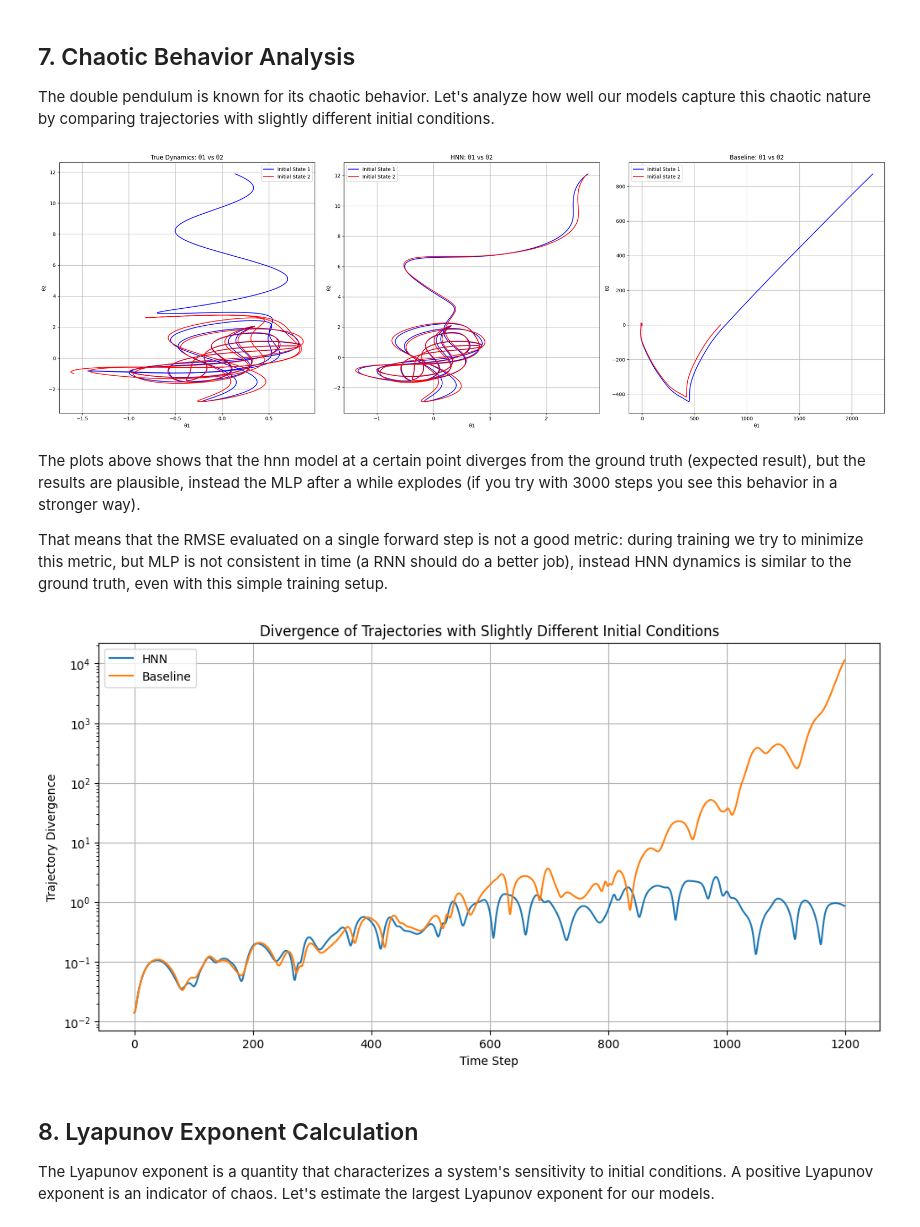
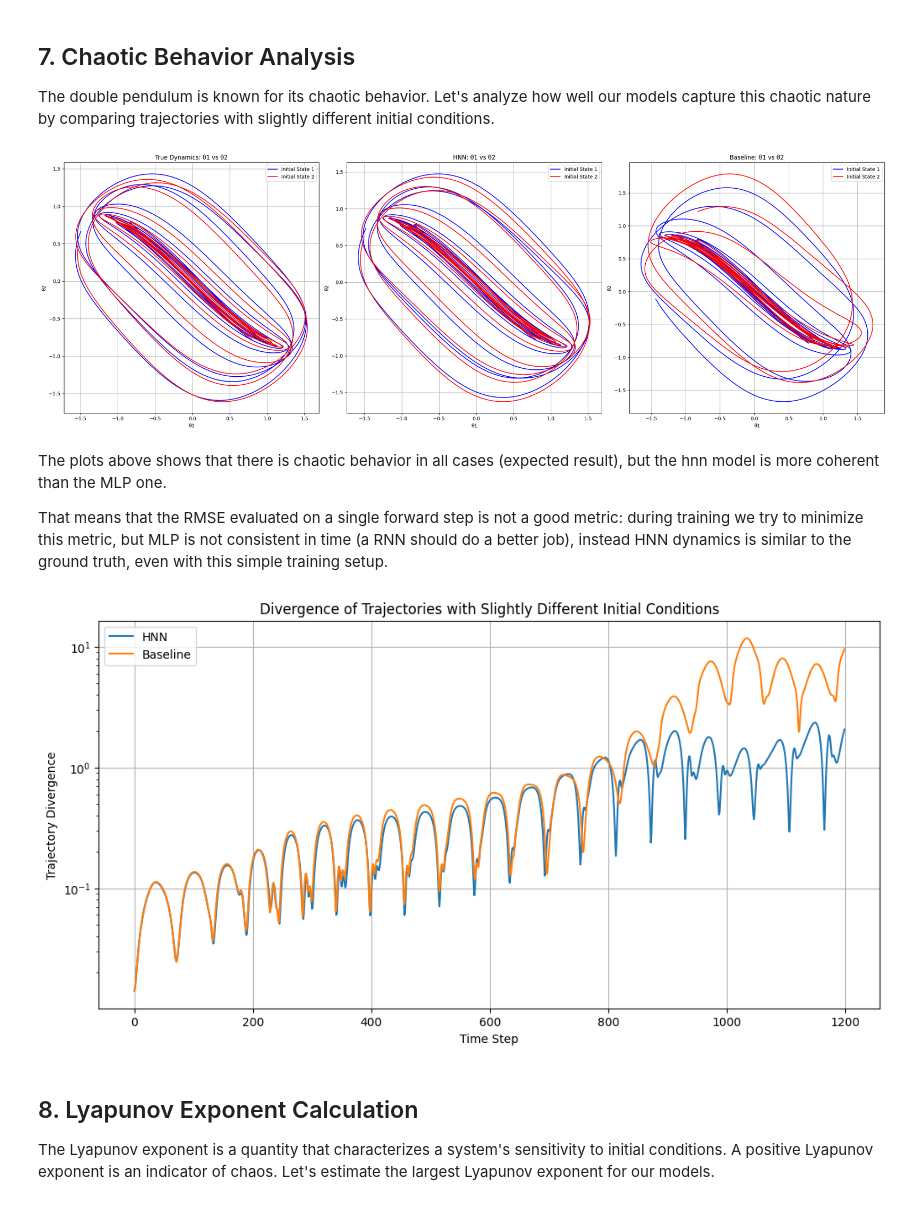
Before and after one commit to YuriPaglierani/Hamiltonian-Neural-Networks-Pendulums, a Jupyter notebook: notebooks/double_pendulum_nb.ipynb, the cells around one changed output. Drawn from its saved outputs; the diff is of its cells as text; code cells hidden in the pictures.

Commit message:
Working on double pendulum nb

```diff
--- a/notebooks/double_pendulum_nb.ipynb
+++ b/notebooks/double_pendulum_nb.ipynb
@@ -148,20 +145,11 @@ Average RMSE - HNN: 0.122498, Baseline: 0.122764
 Let's visualize the RMSE in different projections of the phase space for both models.
 # %%
 from scipy.interpolate import griddata
+from src.common.utils.integrators import double_pendulum_position_derivative, double_pendulum_momentum_derivative
 
 def true_dynamics_double_pendulum(state, m1, m2, l1, l2, g):
-    theta1, theta2, p1, p2 = state
-    cos_diff = np.cos(theta1 - theta2)
-    sin_diff = np.sin(theta1 - theta2)
-
-    dtheta1_dt = (l2 * p1 - l1 * p2 * cos_diff) / (l1**2 * l2 * (m1 + m2 * sin_diff**2))
-    dtheta2_dt = (-m2 * l2 * p1 * cos_diff + (m1 + m2) * l1 * p2) / (m2 * l1 * l2**2 * (m1 + m2 * sin_diff**2))
-
-    h1 = p1*p2*sin_diff / (l1*l2*(m1 + m2*sin_diff**2))
-    h2 = (m2*l2**2*p1**2 + (m1 + m2)*l1**2*p2**2 - 2*m2*l1*l2*p1*p2*cos_diff) / (2*l1**2*l2**2*(m1 + m2*sin_diff**2)**2)
-
-    dp1_dt = -(m1 + m2) * g * l1 * np.sin(theta1) - h1 + h2*np.sin(2*(theta1 - theta2))
-    dp2_dt = -m2 * g * l2 * np.sin(theta2) + h1 - h2*np.sin(2*(theta1 - theta2))
+    dtheta1_dt, dtheta2_dt = double_pendulum_position_derivative(state, m1, m2, l1, l2, g)
+    dp1_dt, dp2_dt = double_pendulum_momentum_derivative(state, m1, m2, l1, l2, g)
 
     return np.stack([dtheta1_dt, dtheta2_dt, dp1_dt, dp2_dt])
 
@@ -189,9 +177,7 @@ def compute_rmse_phase_space_double_pendulum(model, domain_range=(-np.pi, np.pi,
     return states, rmse
 
 def plot_rmse_phase_space_comparison_double_pendulum(states, rmse_hnn, rmse_baseline, domain_range=(-np.pi, np.pi, -8, 8), resolution=100):
-    theta_min, theta_max, p_min, p_max = domain_range
-
-    fig, axs = plt.subplots(3, 4, figsize=(24, 18))
+    _, axs = plt.subplots(3, 4, figsize=(24, 18))
     plt.subplots_adjust(wspace=0.4, hspace=0.3)
 
     combinations = [(0, 1, 'θ1', 'θ2'), (0, 2, 'θ1', 'p1'), (1, 3, 'θ2', 'p2'),
@@ -239,11 +225,6 @@ From these plots it's difficult to distinguish the systems, however there are di
 
 The double pendulum is known for its chaotic behavior. Let's analyze how well our models capture this chaotic nature by comparing trajectories with slightly different initial conditions.
 # %%
-import torch
-import torch.nn as nn
-import numpy as np
-import matplotlib.pyplot as plt
-
 def stormer_verlet_step(model, state, dt, m1, m2, l1, l2, g):
     theta1, theta2, p1, p2 = state
 
@@ -289,6 +270,10 @@ def stormer_verlet_step(model, state, dt, m1, m2, l1, l2, g):
     p1_new = p1_half + 0.5 * dt * dp1_dt_new
     p2_new = p2_half + 0.5 * dt * dp2_dt_new
 
+    # make sure that theta1, and theta2 are between -pi, and pi
+    theta1_new = (theta1_new + np.pi) % (2 * np.pi) - np.pi
+    theta2_new = (theta2_new + np.pi) % (2 * np.pi) - np.pi
+
     return torch.stack([theta1_new, theta2_new, p1_new, p2_new])
 
 def simulate_trajectory(model, initial_state, steps, dt, m1, m2, l1, l2, g):
@@ -302,9 +287,9 @@ def simulate_trajectory(model, initial_state, steps, dt, m1, m2, l1, l2, g):
     return torch.stack(trajectory)
 
 # Simulation parameters
-initial_state1 = torch.tensor([np.pi/4, np.pi/4, 0.0, 0.0], dtype=torch.float32)
+initial_state1 = torch.tensor([np.pi/4, -np.pi/4, 0.0, 0.0], dtype=torch.float32)
 initial_state2 = initial_state1 + torch.tensor([0.01, 0.01, 0.0, 0.0], dtype=torch.float32)
-steps = 1200
+steps = 3000
 dt = config['dt']
 m1, m2, l1, l2, g = config['mass1'], config['mass2'], config['length1'], config['length2'], config['g']
 
@@ -319,36 +304,36 @@ true_traj2 = simulate_trajectory(None, initial_state2, steps, dt, m1, m2, l1, l2
 # Plot trajectories
 fig, (ax1, ax2, ax3) = plt.subplots(1, 3, figsize=(24, 8))
 
 ax1.plot(true_traj1[:, 0], true_traj1[:, 1], label='Initial State 1', color='blue')
 ax1.plot(true_traj2[:, 0], true_traj2[:, 1], label='Initial State 2', color='red')
 ax1.set_title('True Dynamics: θ1 vs θ2')
 ax1.set_xlabel('θ1')
 ax1.set_ylabel('θ2')
 ax1.legend()
 ax1.grid(True)
 
 ax2.plot(hnn_traj1[:, 0], hnn_traj1[:, 1], label='Initial State 1', color='blue')
 ax2.plot(hnn_traj2[:, 0], hnn_traj2[:, 1], label='Initial State 2', color='red')
 ax2.set_title('HNN: θ1 vs θ2')
 ax2.set_xlabel('θ1')
 ax2.set_ylabel('θ2')
 ax2.legend()
 ax2.grid(True)
 
 ax3.plot(baseline_traj1[:, 0], baseline_traj1[:, 1], label='Initial State 1', color='blue')
 ax3.plot(baseline_traj2[:, 0], baseline_traj2[:, 1], label='Initial State 2', color='red')
 ax3.set_title('Baseline: θ1 vs θ2')
 ax3.set_xlabel('θ1')
 ax3.set_ylabel('θ2')
 ax3.legend()
 ax3.grid(True)
 
 plt.tight_layout()
 plt.show()
 # %% [output]
-[figure, old version]
+[figure, new version]
 # %% [markdown]
-The plots above shows that the hnn model at a certain point diverges from the ground truth (expected result), but the results are plausible, instead the MLP after a while explodes (if you try with 3000 steps you see this behavior in a stronger way).
+The plots above shows that there is chaotic behavior in all cases (expected result), but the hnn model is more coherent than the MLP one.
 
 That means that the RMSE evaluated on a single forward step is not a good metric: during training we try to minimize this metric, but MLP is not consistent in time (a RNN should do a better job), instead HNN dynamics is similar to the ground truth, even with this simple training setup.
 # %%
@@ -369,7 +354,7 @@ plt.yscale('log')
 plt.grid(True)
 plt.show()
 # %% [output]
-[figure, old version]
+[figure, new version]
 # %% [markdown]
 ## 8. Lyapunov Exponent Calculation
 
```
Also changed, not shown: parts of 7 cells of this notebook.
